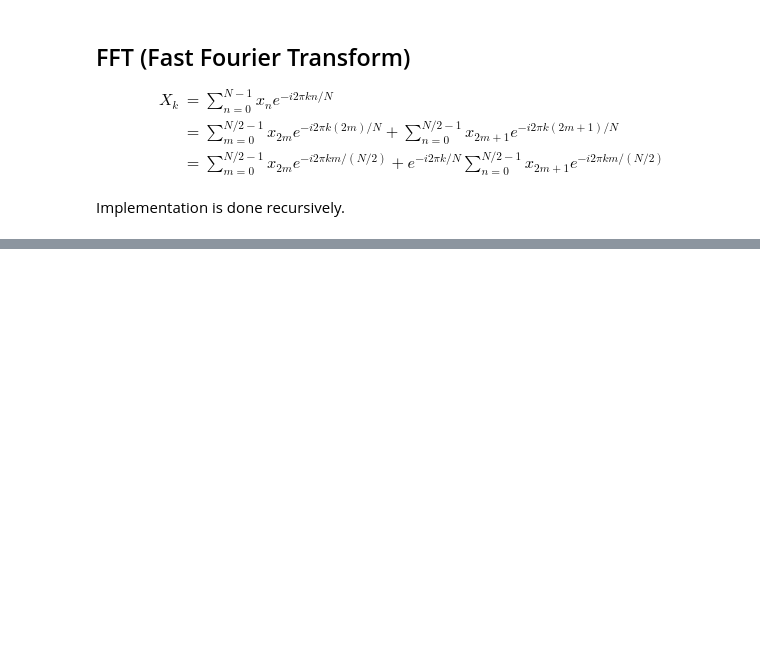
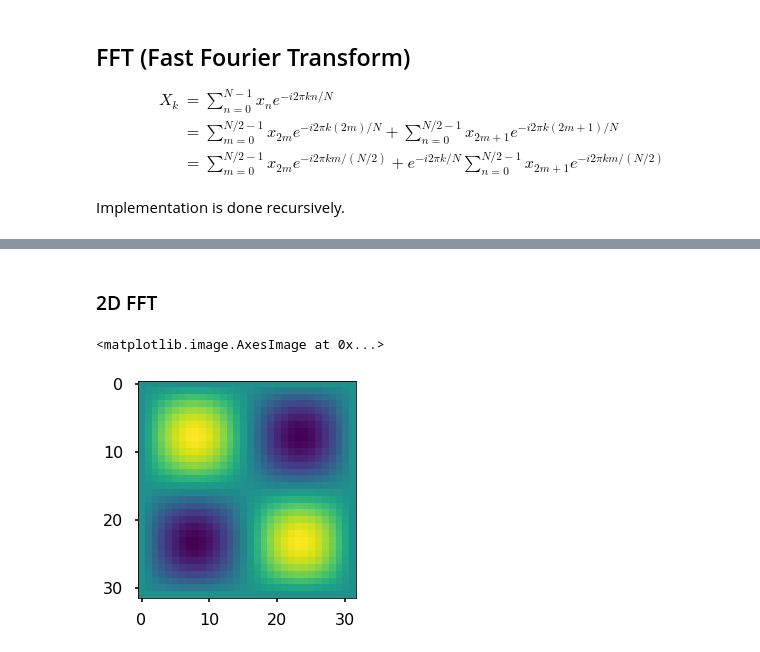
Before and after one commit to huiprobable/MATH473F22CSULB, a Jupyter notebook: Lectures/Lec09_FFT.ipynb, the cells around one changed output, grey strips where cells are left out. Saved outputs shown, nothing was run; the diff lists cells and outputs as text; code cells hidden in the pictures; blank space fills up the shorter version.

```diff
--- a/Lectures/Lec09_FFT.ipynb
+++ b/Lectures/Lec09_FFT.ipynb
@@ -185,0 +220,14 @@ def FFT(x):
+# %% [markdown]
+### 2D FFT
+# %%
+g = lambda x, y: np.sin(2*np.pi*x)*np.sin(2*np.pi*y)
+# %%
+n = 32
+x = np.linspace(0, 1, n)
+y = np.linspace(0, 1, n)
+xv, yv = np.meshgrid(x, y)
+# %%
+plt.imshow(g(xv,yv))
+# %% [output]
+<matplotlib.image.AxesImage at 0x...>
+[figure, added]
```
Also changed, not shown: parts of 19 cells of this notebook.
